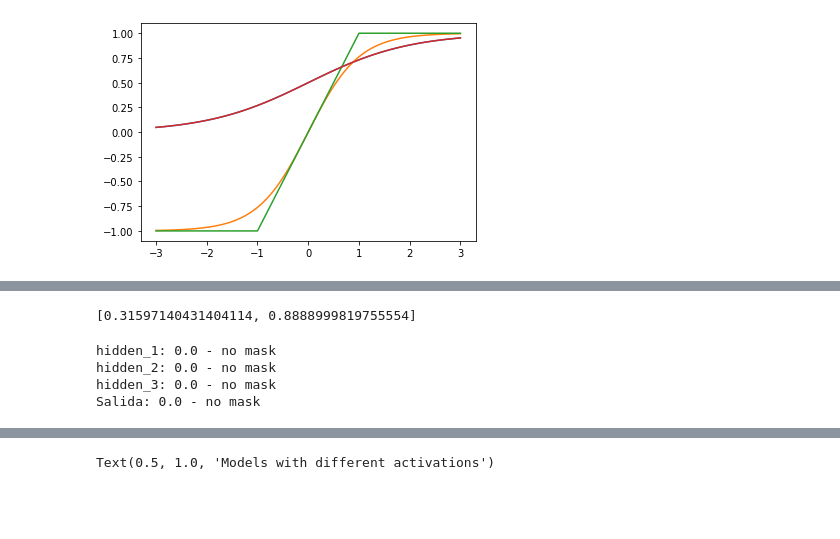
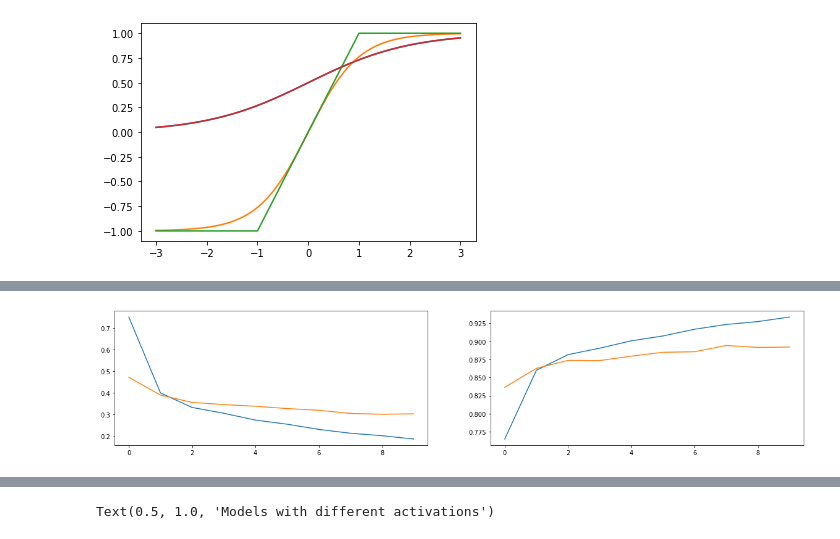
Before and after one commit to jganzabal/lottery-ticket-hypotesis-keras, a Jupyter notebook: 02_Untrained_weights_Accuracy-MLP.ipynb, the cells around one changed output, grey strips where cells are left out. Saved outputs shown, nothing was run; the diff lists cells and outputs as text; code cells hidden in the pictures; blank space fills up the shorter version.

```diff
--- a/02_Untrained_weights_Accuracy-MLP.ipynb
+++ b/02_Untrained_weights_Accuracy-MLP.ipynb
@@ -22,7 +22,11 @@ my_dataset = fashion_mnist
 # %%
 (train_images, train_labels), (test_images, test_labels) = my_dataset.load_data()
 X = train_images.reshape(-1, 784)/255
+means = X.mean(axis=0)
+stds = X.std(axis=0)+1/255
+X = (X - means)/(stds)
 y = train_labels.reshape(-1, 1)
 X_test = test_images.reshape(-1, 784)/255
+X_test = (X_test - means)/(stds)
 y_test = test_labels.reshape(-1, 1)
 X_train, X_val, y_train, y_val = train_test_split(X, y, test_size=0.15, random_state=42)
@@ -61,7 +67,7 @@ def compile_model(model, lr=0.001):
 
 reduce = 1
 
-def get_model(compile_model_flag=True, lr=0.001, activation='relu', reduce = reduce):
+def get_model_old(compile_model_flag=True, lr=0.001, activation='relu', reduce = reduce):
     input_dim=784
     output_size = 10
 #     initializer = initializers.RandomNormal(mean=0, stddev=0.1)
@@ -89,6 +95,6 @@ def get_model(compile_model_flag=True, lr=0.001, activation='relu', reduce = red
     if compile_model_flag:
         compile_model(model, lr=lr)
     return model
-model = get_model()
+model = get_model_old()
 # model.save_weights('random-init.hdf5')
-model.summary()
+# model.summary()
@@ -112,0 +123,6 @@ _________________________________________________________________
+# %%
+kernel_initializer=initializers.VarianceScaling(1, 'fan_avg')
+activation = 'tanh'
+model, first_layer_model, second_layer_model = get_model(activation=activation, kernel_initializer=kernel_initializer)
+# model = get_model(activation=activation)
+first_layer_model.predict(X).std()/X.std(), second_layer_model.predict(X).std()/X.std()
@@ -117,10 +135,7 @@ def get_callbacks(filename):
         ModelCheckpoint(filepath=filename,  verbose=0, save_best_only=True, monitor='val_loss', mode='auto')
     ]
 # %%
-def train_model(activation='relu', epochs = 50):
-    model = get_model(activation=activation)
-
-    batch_size = 2048
+def train_model(model, batch_size = 2048, epochs=10):
     # Save initial weights
     if type(activation) == str:
         initial_filename = f'mlp.mnist.initial_weights_{activation}.hdf5'
@@ -136,8 +151,4 @@ def train_model(activation='relu', epochs = 50):
                verbose=0,
                callbacks=get_callbacks(best_filename)
               )
-    model.load_weights(best_filename)
-    act = model.get_config()['layers'][0]['config']['activation']
-    print(f'{act}: {model.evaluate(X_test, y_test, verbose=0)}')
-    del model
-    return history
+    return history, initial_filename, best_filename
@@ -159,13 +154,0 @@ linear: [0.31597140431404114, 0.8888999819755554]
-# %%
-best_filename = f'mlp.mnist.trained_weights_{activation}.hdf5'
-model.load_weights(best_filename)
-model.evaluate(X_test, y_test, verbose=0)
-# %% [output]
-[0.31597140431404114, 0.8888999819755554]
-# %%
-test_model_sparsity(model)
-# %% [output]
-hidden_1: 0.0 - no mask
-hidden_2: 0.0 - no mask
-hidden_3: 0.0 - no mask
-Salida: 0.0 - no mask
@@ -174,0 +155,14 @@ Salida: 0.0 - no mask
+# %%
+kernel_initializer=initializers.VarianceScaling(1, 'fan_avg')
+activation = 'tanh'
+model, first_layer_model, second_layer_model = get_model(activation=activation, kernel_initializer=kernel_initializer)
+# model = get_model_old(activation=activation)
+history, initial_filename, best_filename = train_model(model, batch_size = 2048, epochs=10)
+f, (ax1, ax2) = plt.subplots(1, 2, figsize=(20,4))
+ax1.plot(history.history['loss'])
+ax1.plot(history.history['val_loss'])
+ax2.plot(history.history['accuracy'])
+ax2.plot(history.history['val_accuracy'])
+plt.show()
+# %% [output]
+[figure, added]
```
Also changed, not shown: parts of 12 cells of this notebook, 5 other files.
